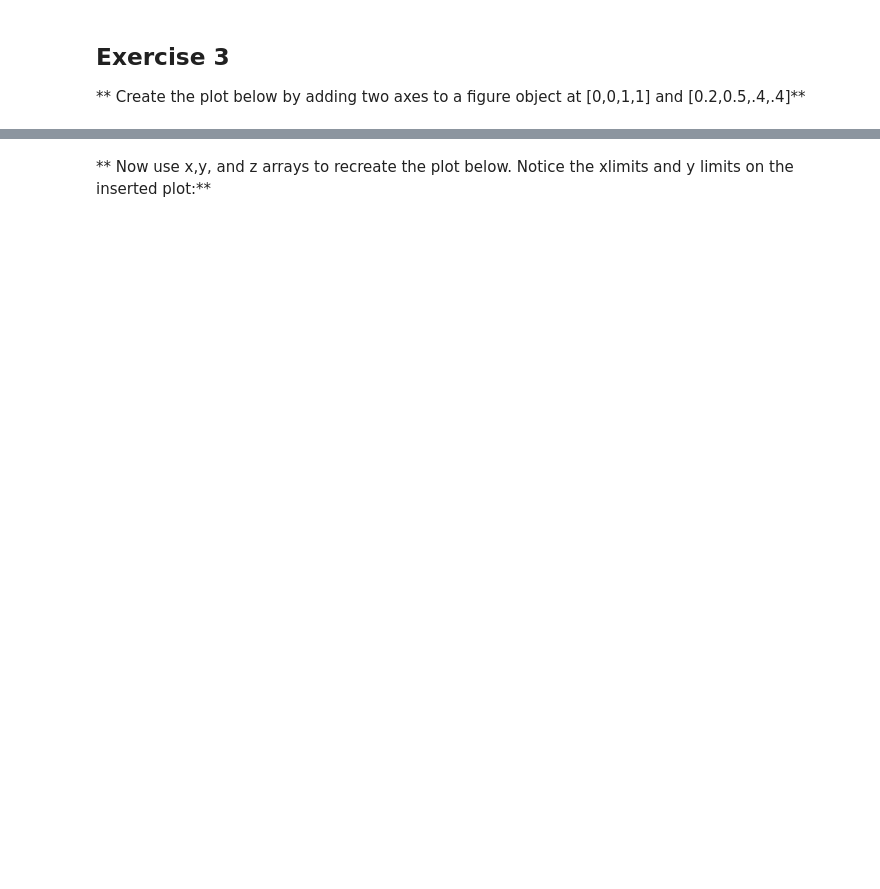
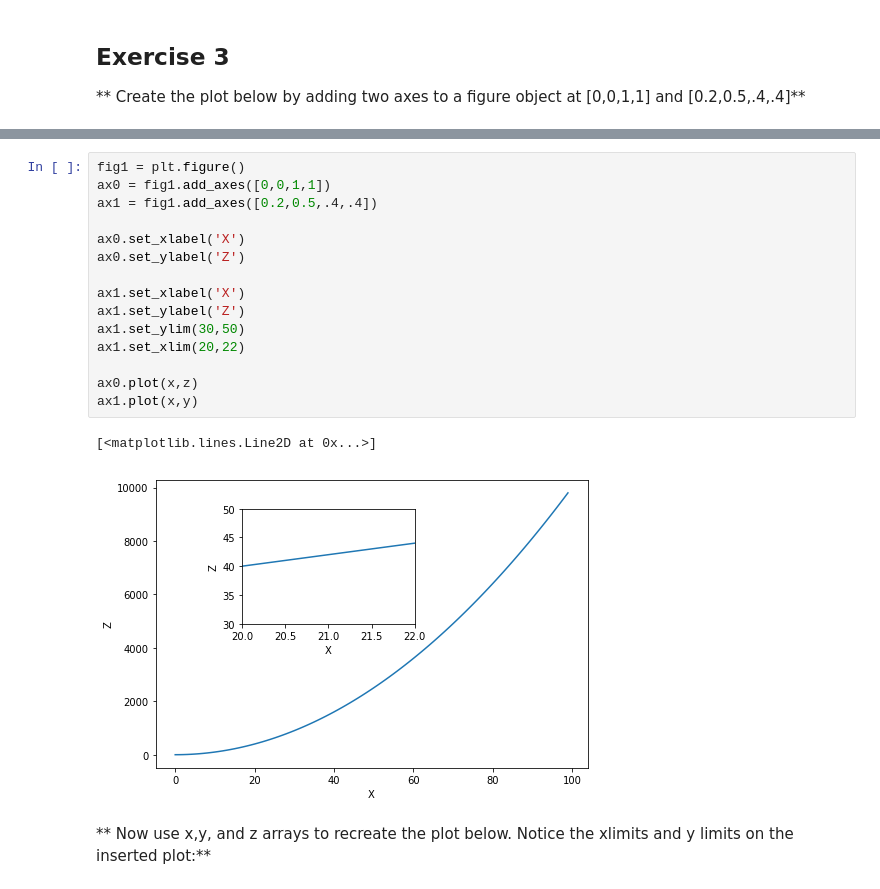
Before and after one commit to sushma-projects/AI-InternshipClasses, a Jupyter notebook: 02-Matplotlib Exercises.ipynb, the cells around one changed output, grey strips where cells are left out. Drawn from its saved outputs; the diff is of its cells as text; blank space fills up the shorter version.

```diff
--- a/02-Matplotlib Exercises.ipynb
+++ b/02-Matplotlib Exercises.ipynb
@@ -53,2 +73,20 @@ z = x**2
+# %%
+fig1 = plt.figure()
+ax0 = fig1.add_axes([0,0,1,1])
+ax1 = fig1.add_axes([0.2,0.5,.4,.4])
+
+ax0.set_xlabel('X')
+ax0.set_ylabel('Z')
+
+ax1.set_xlabel('X')
+ax1.set_ylabel('Z')
+ax1.set_ylim(30,50)
+ax1.set_xlim(20,22)
+
+ax0.plot(x,z)
+ax1.plot(x,y)
+# %% [output]
+[<matplotlib.lines.Line2D at 0x...>]
+[figure, added]
 # %% [markdown]
 ** Now use x,y, and z arrays to recreate the plot below. Notice the xlimits and y limits on the inserted plot:**
```
Also changed, not shown: parts of 14 cells of this notebook.
